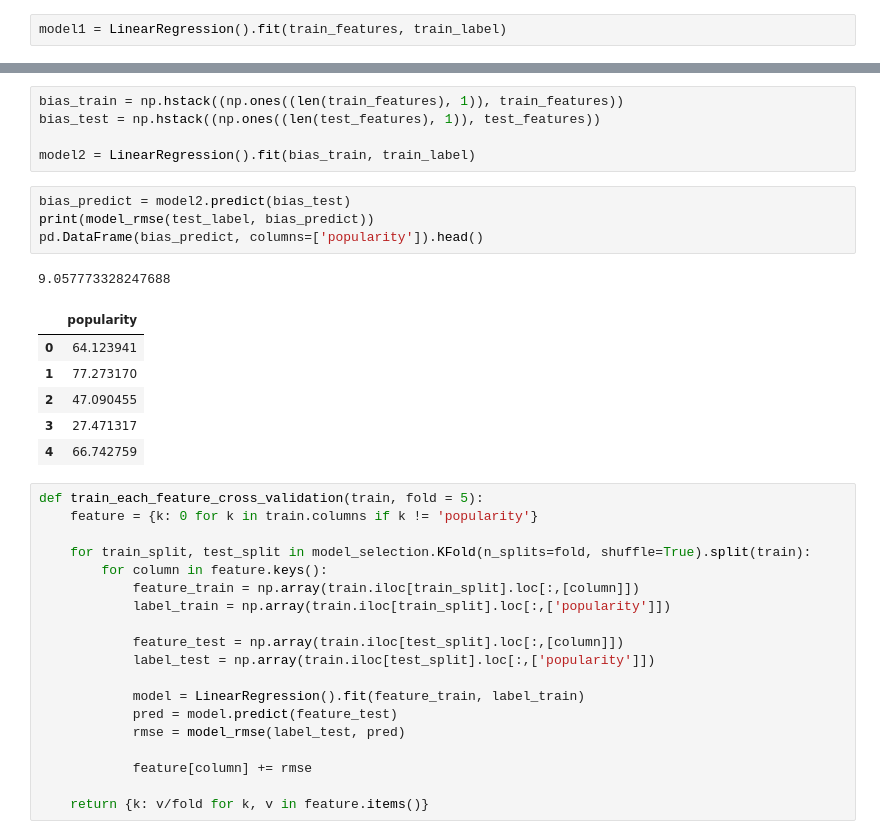
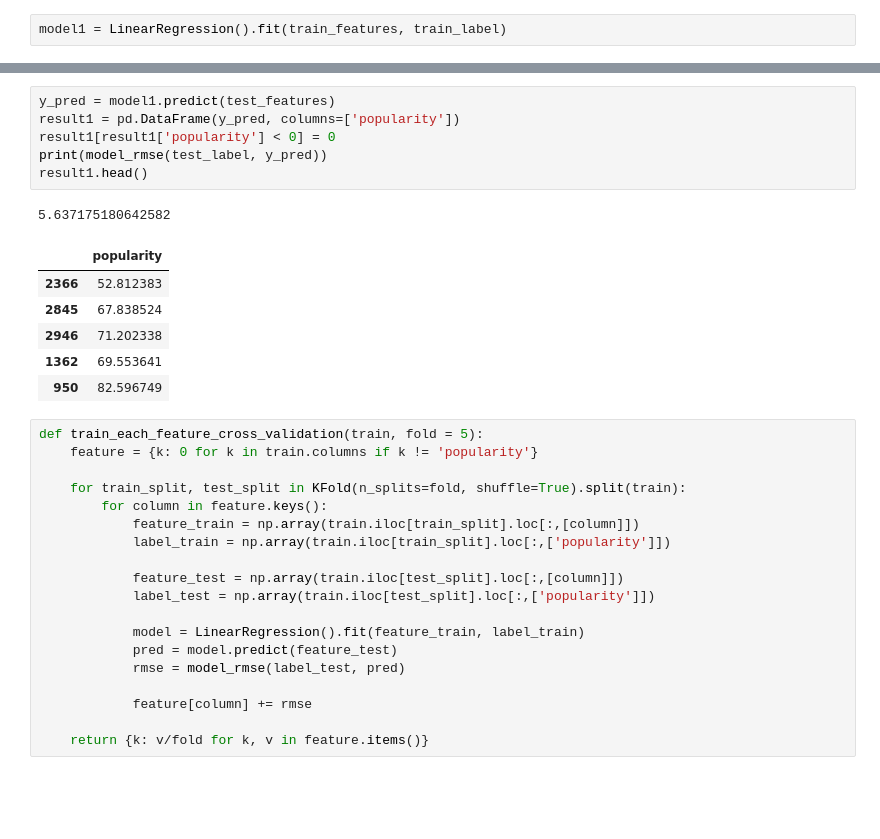
Before and after one commit to quytrungg/Final_Project_CSC14119, a Jupyter notebook: data_modeling/components/songs_data_modeling.ipynb, the cells around one changed output, grey strips where cells are left out. Drawn from its saved outputs; the diff is of its cells as text; blank space fills up the shorter version.

```diff
--- a/data_modeling/components/songs_data_modeling.ipynb
+++ b/data_modeling/components/songs_data_modeling.ipynb
@@ -52,25 +60,22 @@ pd.DataFrame(test_predict, columns=['popularity']).head()
-# %%
-bias_train = np.hstack((np.ones((len(train_features), 1)), train_features))
-bias_test = np.hstack((np.ones((len(test_features), 1)), test_features))
-
-model2 = LinearRegression().fit(bias_train, train_label)
-# %%
-bias_predict = model2.predict(bias_test)
-print(model_rmse(test_label, bias_predict))
-pd.DataFrame(bias_predict, columns=['popularity']).head()
-# %% [output]
-9.057773328247688
-|  | popularity |
-| 0 | 64.123941 |
-| 1 | 77.273170 |
-| 2 | 47.090455 |
-| 3 | 27.471317 |
-| 4 | 66.742759 |
+# %%
+y_pred = model1.predict(test_features)
+result1 = pd.DataFrame(y_pred, columns=['popularity'])
+result1[result1['popularity'] < 0] = 0
+print(model_rmse(test_label, y_pred))
+result1.head()
+# %% [output]
+5.637175180642582
+|  | popularity |
+| 2366 | 52.812383 |
+| 2845 | 67.838524 |
+| 2946 | 71.202338 |
+| 1362 | 69.553641 |
+| 950 | 82.596749 |
 # %%
 def train_each_feature_cross_validation(train, fold = 5):
     feature = {k: 0 for k in train.columns if k != 'popularity'}
 
-    for train_split, test_split in model_selection.KFold(n_splits=fold, shuffle=True).split(train):
+    for train_split, test_split in KFold(n_splits=fold, shuffle=True).split(train):
         for column in feature.keys():
             feature_train = np.array(train.iloc[train_split].loc[:,[column]])
             label_train = np.array(train.iloc[train_split].loc[:,['popularity']])
```
Also changed, not shown: parts of 34 cells of this notebook, 4 other files.
